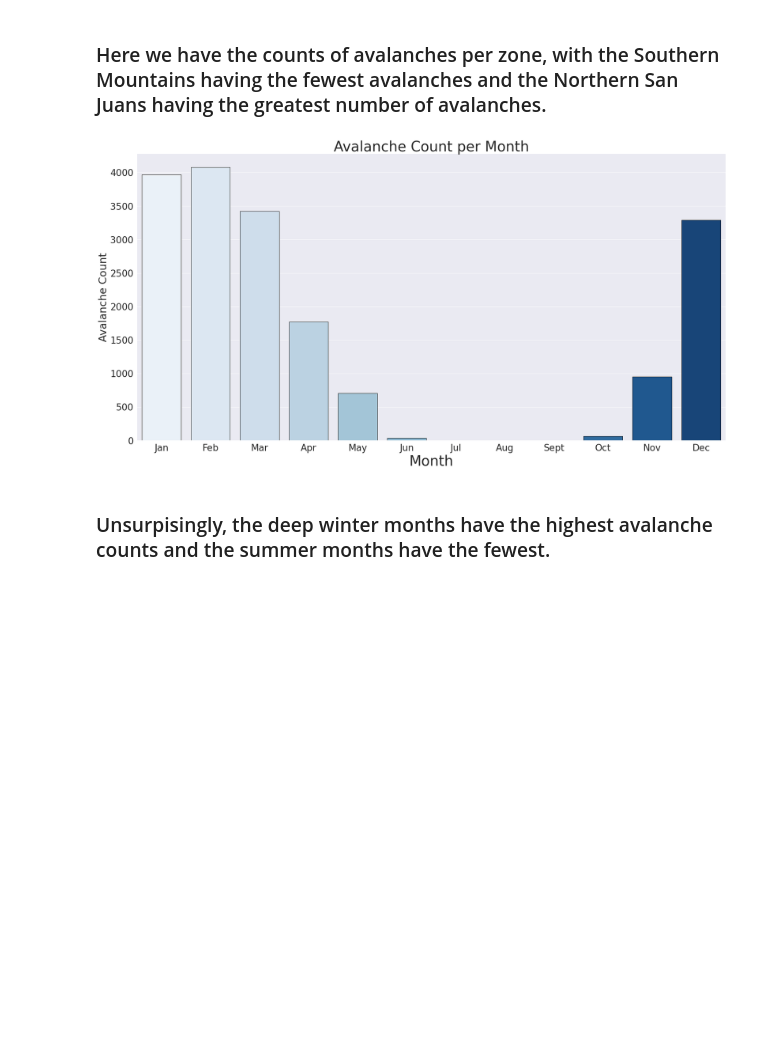
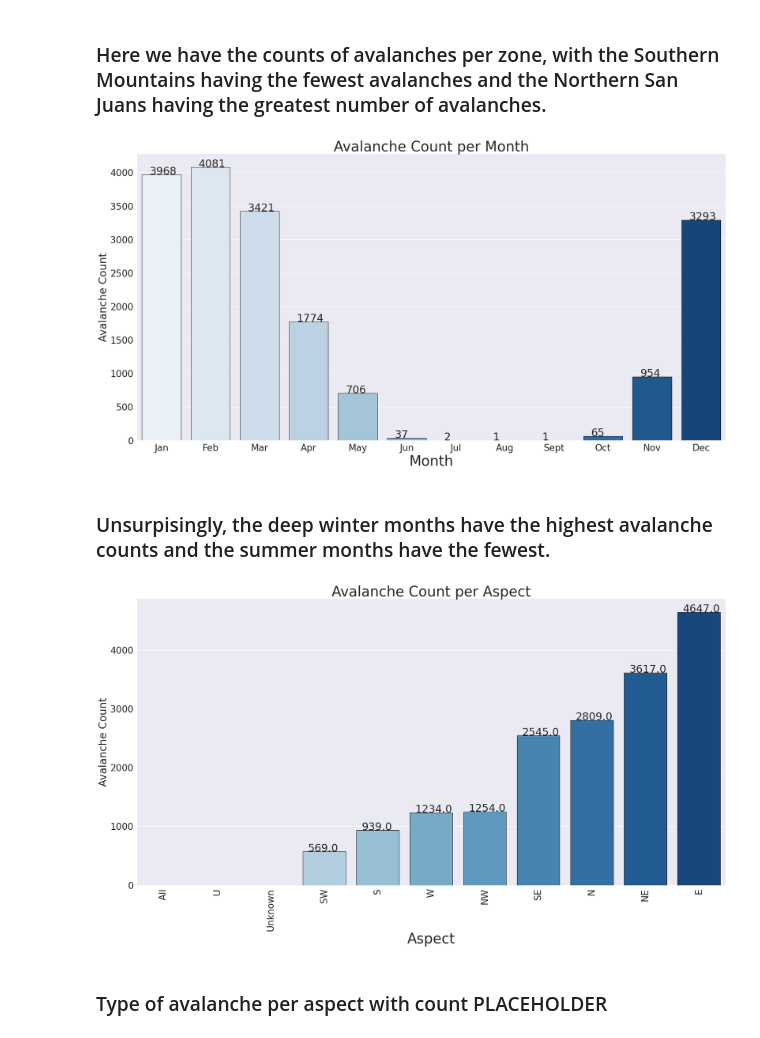
Before and after one commit to reformedgamer/comp4447_finalproject, a Jupyter notebook: primaryDataset.ipynb, the cells around one changed output. Cells and saved outputs as stored; diff of their text form; code cells hidden in the pictures; blank space fills up the shorter version.

```diff
--- a/primaryDataset.ipynb
+++ b/primaryDataset.ipynb
@@ -66,11 +70,15 @@ fig.show()
 ### As we can see, the distribution of relative scale and destructive scale avalanches look approximately the same, a right skewed distribution with 2 being the most common size.
 # %%
 sns.set(rc={'figure.figsize':(30, 15)})
-sns.countplot(x='Zone', data = avalanches_df, order = avalanches_df['Zone'].value_counts(ascending=True).index, edgecolor = "Black", palette='Blues')
+ax = sns.countplot(x='Zone', data = avalanches_df, order = avalanches_df['Zone'].value_counts(ascending=True).index, edgecolor = "Black", palette='Blues')
 plt.xticks(rotation = 90, fontsize = 26)
 plt.yticks(fontsize=26)
 plt.xlabel("Zone", fontsize=40)
 plt.ylabel("Avalanche Count", fontsize=30)
 plt.title("Avalanche Count per Zone", fontsize = 40)
+
+for p in ax.patches:
+   ax.annotate('{}'.format(p.get_height()), (p.get_x()+0.18, p.get_height()+1), fontsize=30)
+
 plt.show()
 # %% [output]
@@ -89,8 +97,32 @@ plt.xlabel("Month", fontsize=40)
 plt.ylabel("Avalanche Count", fontsize=30)
 plt.title("Avalanche Count per Month", fontsize = 40)
 ax.set_xticklabels(months)
+for p in ax.patches:
+   ax.annotate('{}'.format(p.get_height()), (p.get_x()+0.16, p.get_height()+1), fontsize=30)
+
 plt.show()
 # %% [output]
-[figure, old version]
+[figure, new version]
 # %% [markdown]
 ### Unsurpisingly, the deep winter months have the highest avalanche counts and the summer months have the fewest.
+# %%
+cont = avalanches_df[(avalanches_df["Aspect"] == "U") | (avalanches_df["Aspect"] == "All") | (avalanches_df["Aspect"] == "Unknown")].index
+aspect_df = avalanches_df.copy()
+aspect_df.drop(cont, inplace=True)
+
+sns.set(rc={'figure.figsize':(30, 15)})
+ax = sns.countplot(x='Aspect', data = aspect_df, order = aspect_df['Aspect'].value_counts(ascending=True).index, edgecolor = "Black", palette='Blues')
+plt.xticks(rotation = 90, fontsize = 26)
+plt.yticks(fontsize=26)
+plt.xlabel("Aspect", fontsize=40)
+plt.ylabel("Avalanche Count", fontsize=30)
+plt.title("Avalanche Count per Aspect", fontsize = 40)
+
+for p in ax.patches:
+   ax.annotate('{}'.format(p.get_height()), (p.get_x()+0.1, p.get_height()+1), fontsize=30)
+
+plt.show()
+# %% [output]
+[figure, added]
+# %% [markdown]
+### Type of avalanche per aspect with count PLACEHOLDER
```
Also changed, not shown: parts of 3 cells of this notebook.
